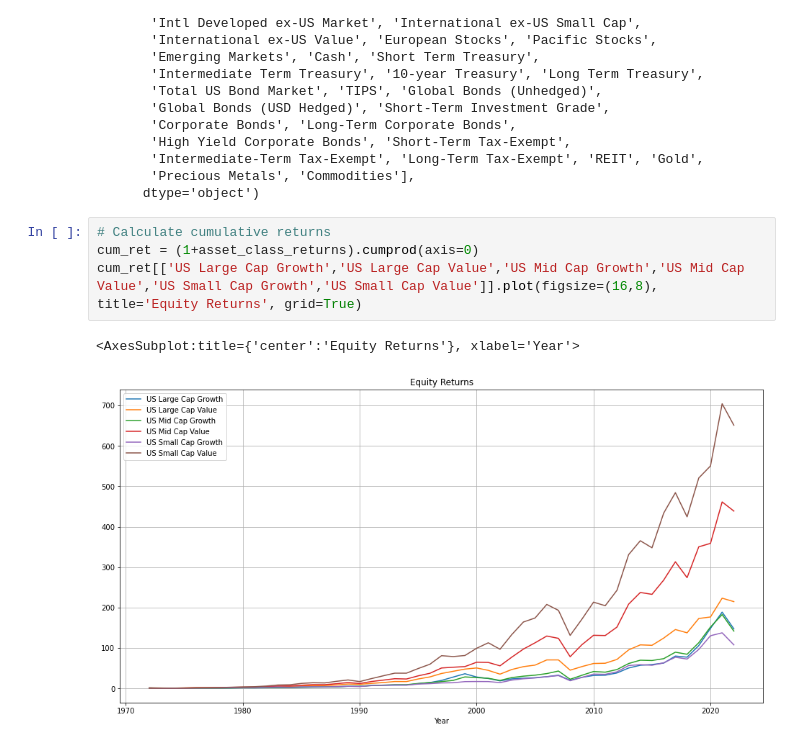
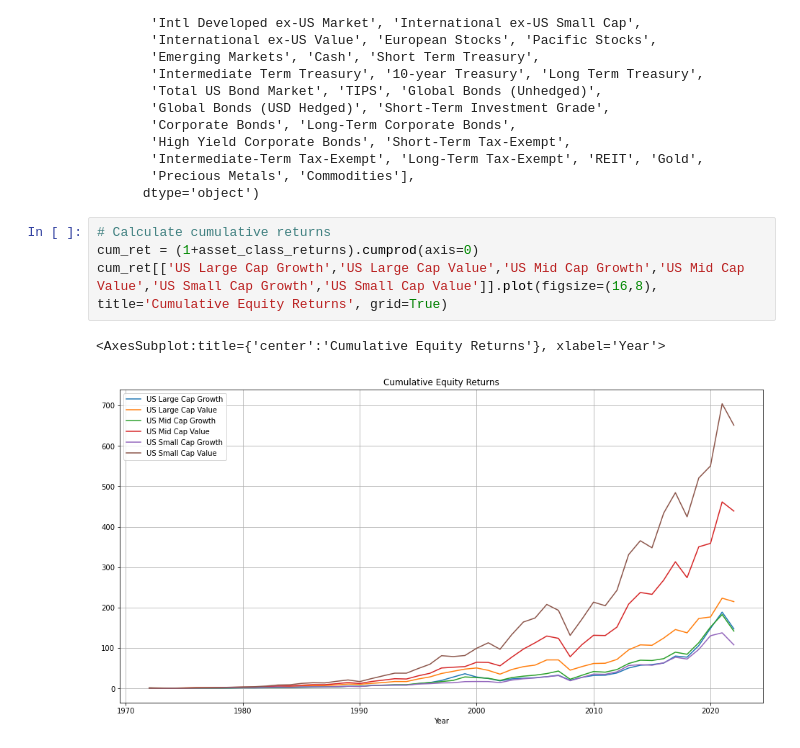
Before and after one commit to dbogatic/market_valuation, a Jupyter notebook: asset_class_returns.ipynb, the cells around one changed output. Saved outputs shown, nothing was run; the diff lists cells and outputs as text.

Commit message:
edit plot

```diff
--- a/asset_class_returns.ipynb
+++ b/asset_class_returns.ipynb
@@ -74,7 +74,7 @@ Index(['Inflation', 'US Stock Market', 'US Large Cap', 'US Large Cap Value',
 # %%
 # Calculate cumulative returns
 cum_ret = (1+asset_class_returns).cumprod(axis=0)
-cum_ret[['US Large Cap Growth','US Large Cap Value','US Mid Cap Growth','US Mid Cap Value','US Small Cap Growth','US Small Cap Value']].plot(figsize=(16,8), title='Equity Returns', grid=True)
+cum_ret[['US Large Cap Growth','US Large Cap Value','US Mid Cap Growth','US Mid Cap Value','US Small Cap Growth','US Small Cap Value']].plot(figsize=(16,8), title='Cumulative Equity Returns', grid=True)
 # %% [output]
-<AxesSubplot:title={'center':'Equity Returns'}, xlabel='Year'>
+<AxesSubplot:title={'center':'Cumulative Equity Returns'}, xlabel='Year'>
-[figure, old version]
+[figure, new version]
```
Also changed, not shown: parts of 1 cell of this notebook.
